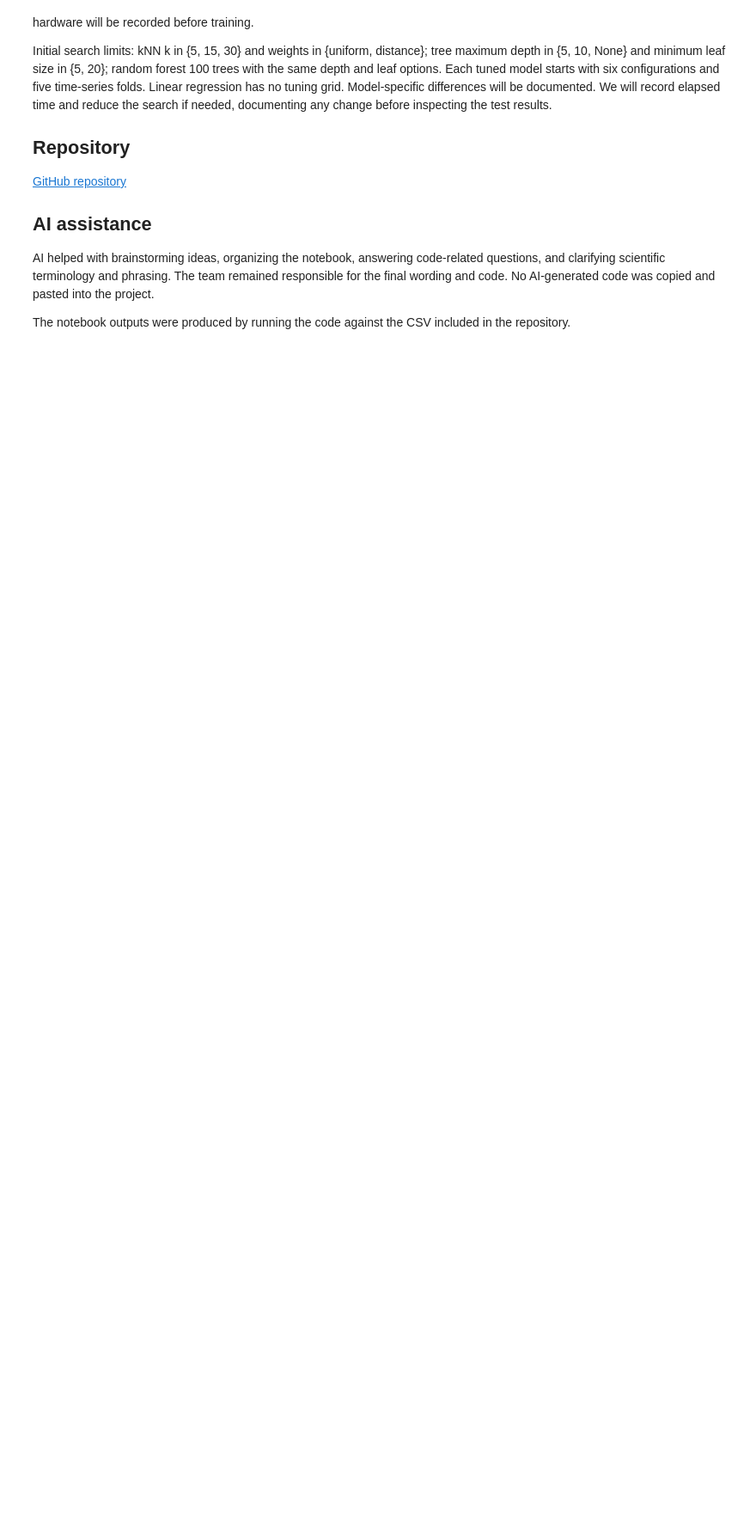
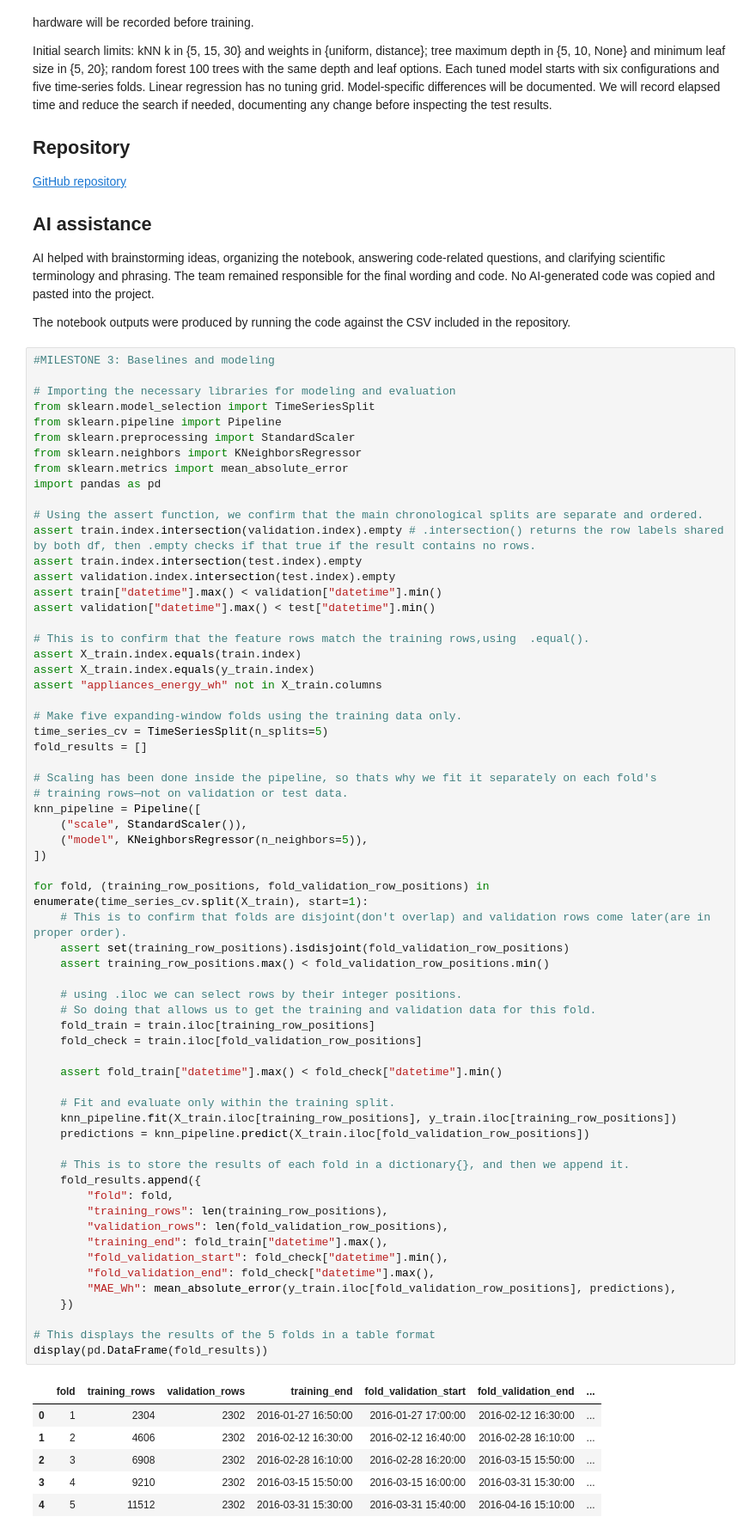
Before and after one commit to AndyLopezCoding/MachineLearningProject, a Jupyter notebook: MachineLearningProject.ipynb, the cells around one changed output. Shown at 86% size. Drawn from its saved outputs; the diff is of its cells as text; blank space fills up the shorter version.

Commit message:
Milestone 3: completed issue #1, adding time-series Cross-Validation pipeline

```diff
--- a/MachineLearningProject.ipynb
+++ b/MachineLearningProject.ipynb
@@ -355,3 +355,73 @@ Initial search limits: kNN k in {5, 15, 30} and weights in {uniform, distance};
 AI helped with brainstorming ideas, organizing the notebook, answering code-related questions, and clarifying scientific terminology and phrasing. The team remained responsible for the final wording and code. No AI-generated code was copied and pasted into the project.
 
 The notebook outputs were produced by running the code against the CSV included in the repository.
+# %%
+#MILESTONE 3: Baselines and modeling
+
+# Importing the necessary libraries for modeling and evaluation
+from sklearn.model_selection import TimeSeriesSplit
+from sklearn.pipeline import Pipeline
+from sklearn.preprocessing import StandardScaler
+from sklearn.neighbors import KNeighborsRegressor
+from sklearn.metrics import mean_absolute_error
+import pandas as pd
+
+# Using the assert function, we confirm that the main chronological splits are separate and ordered.
+assert train.index.intersection(validation.index).empty # .intersection() returns the row labels shared by both df, then .empty checks if that true if the result contains no rows.
+assert train.index.intersection(test.index).empty
+assert validation.index.intersection(test.index).empty
+assert train["datetime"].max() < validation["datetime"].min()
+assert validation["datetime"].max() < test["datetime"].min()
+
+# This is to confirm that the feature rows match the training rows,using  .equal().
+assert X_train.index.equals(train.index)
+assert X_train.index.equals(y_train.index)
+assert "appliances_energy_wh" not in X_train.columns
+
+# Make five expanding-window folds using the training data only.
+time_series_cv = TimeSeriesSplit(n_splits=5)
+fold_results = []
+
+# Scaling has been done inside the pipeline, so thats why we fit it separately on each fold's
+# training rows—not on validation or test data.
+knn_pipeline = Pipeline([
+    ("scale", StandardScaler()),
+    ("model", KNeighborsRegressor(n_neighbors=5)),
+])
+
+for fold, (training_row_positions, fold_validation_row_positions) in enumerate(time_series_cv.split(X_train), start=1):
+    # This is to confirm that folds are disjoint(don't overlap) and validation rows come later(are in proper order).
+    assert set(training_row_positions).isdisjoint(fold_validation_row_positions)
+    assert training_row_positions.max() < fold_validation_row_positions.min()
+
+    # using .iloc we can select rows by their integer positions.
+    # So doing that allows us to get the training and validation data for this fold.
+    fold_train = train.iloc[training_row_positions]
+    fold_check = train.iloc[fold_validation_row_positions]
+
+    assert fold_train["datetime"].max() < fold_check["datetime"].min()
+
+    # Fit and evaluate only within the training split.
+    knn_pipeline.fit(X_train.iloc[training_row_positions], y_train.iloc[training_row_positions])
+    predictions = knn_pipeline.predict(X_train.iloc[fold_validation_row_positions])
+
+    # This is to store the results of each fold in a dictionary{}, and then we append it.
+    fold_results.append({
+        "fold": fold,
+        "training_rows": len(training_row_positions),
+        "validation_rows": len(fold_validation_row_positions),
+        "training_end": fold_train["datetime"].max(),
+        "fold_validation_start": fold_check["datetime"].min(),
+        "fold_validation_end": fold_check["datetime"].max(),
+        "MAE_Wh": mean_absolute_error(y_train.iloc[fold_validation_row_positions], predictions),
+    })
+
+# This displays the results of the 5 folds in a table format
+display(pd.DataFrame(fold_results))
+# %% [output]
+|  | fold | training_rows | validation_rows | training_end | fold_validation_start | fold_validation_end | ... |
+| 0 | 1 | 2304 | 2302 | 2016-01-27 16:50:00 | 2016-01-27 17:00:00 | 2016-02-12 16:30:00 | ... |
+| 1 | 2 | 4606 | 2302 | 2016-02-12 16:30:00 | 2016-02-12 16:40:00 | 2016-02-28 16:10:00 | ... |
+| 2 | 3 | 6908 | 2302 | 2016-02-28 16:10:00 | 2016-02-28 16:20:00 | 2016-03-15 15:50:00 | ... |
+| 3 | 4 | 9210 | 2302 | 2016-03-15 15:50:00 | 2016-03-15 16:00:00 | 2016-03-31 15:30:00 | ... |
+| 4 | 5 | 11512 | 2302 | 2016-03-31 15:30:00 | 2016-03-31 15:40:00 | 2016-04-16 15:10:00 | ... |
```
Also changed, not shown: parts of 4 cells of this notebook.
